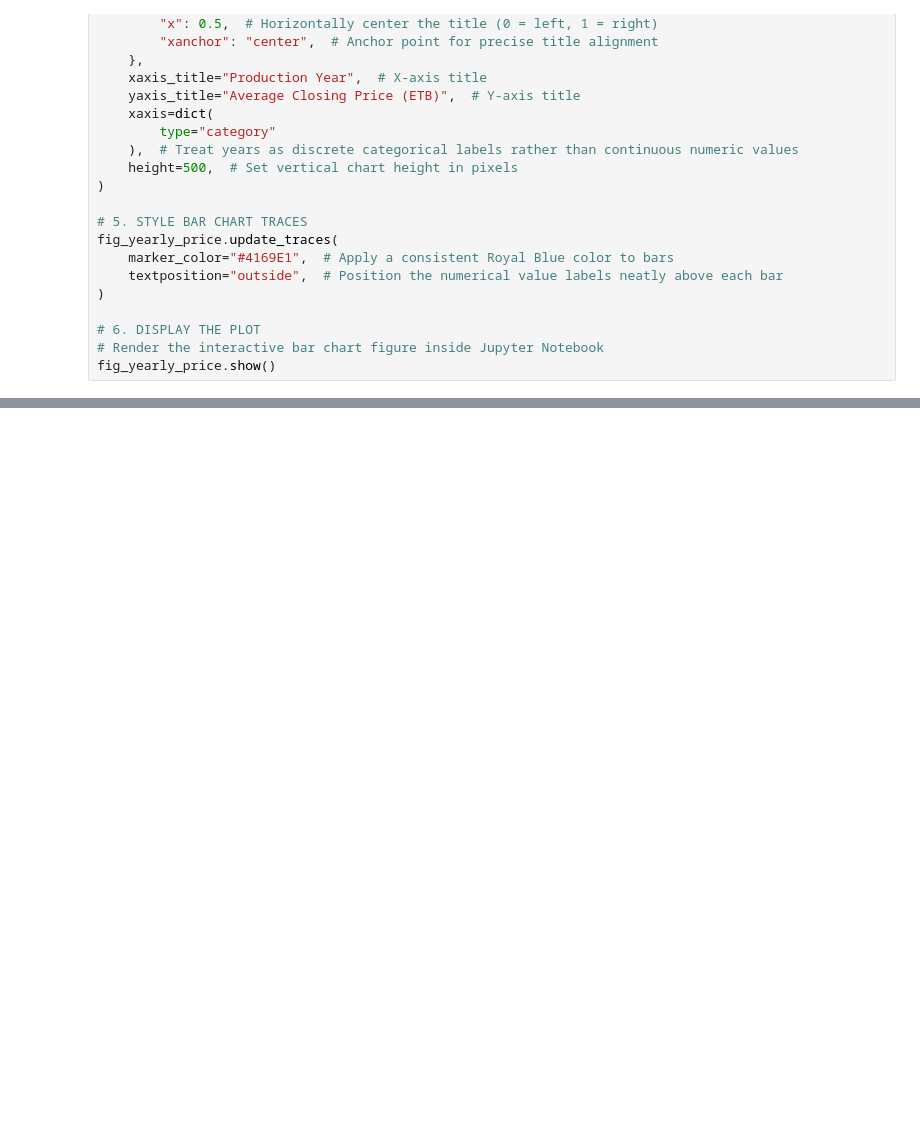
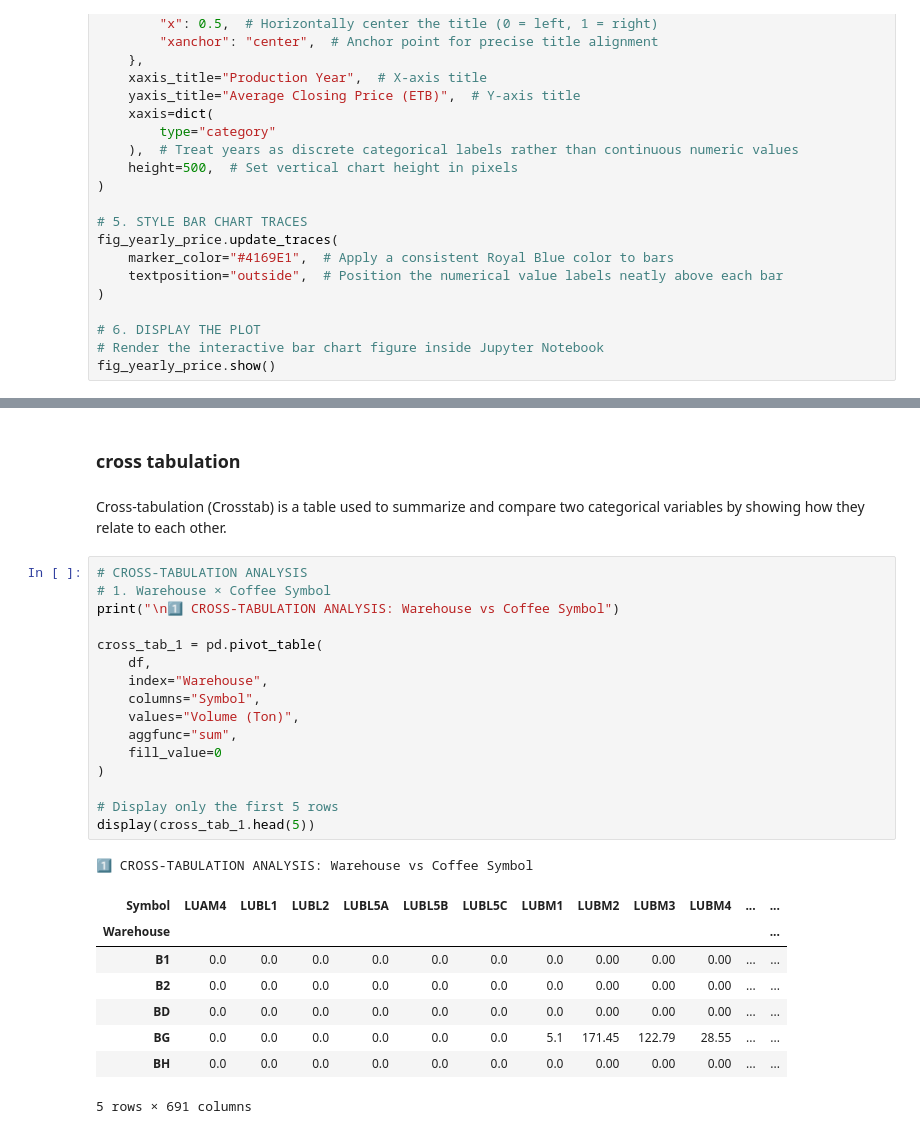
Before and after one commit to awoke800/Ethiopia-Coffee-Market-Analytics-Dashboard, a Jupyter notebook: Coffee_Dashboard.ipynb, the cells around one changed output, grey strips where cells are left out. Saved outputs shown, nothing was run; the diff lists cells and outputs as text; blank space fills up the shorter version.

```diff
--- a/Coffee_Dashboard.ipynb
+++ b/Coffee_Dashboard.ipynb
@@ -1914,0 +778,30 @@ st.download_button(
+# %% [markdown]
+### cross tabulation
+# %% [markdown]
+Cross-tabulation (Crosstab) is a table used to summarize and compare two categorical variables by showing how they relate to each other.
+# %%
+# CROSS-TABULATION ANALYSIS
+# 1. Warehouse × Coffee Symbol
+print("\n1️⃣ CROSS-TABULATION ANALYSIS: Warehouse vs Coffee Symbol")
+
+cross_tab_1 = pd.pivot_table(
+    df,
+    index="Warehouse",
+    columns="Symbol",
+    values="Volume (Ton)",
+    aggfunc="sum",
+    fill_value=0
+)
+
+# Display only the first 5 rows
+display(cross_tab_1.head(5))
+# %% [output]
+1️⃣ CROSS-TABULATION ANALYSIS: Warehouse vs Coffee Symbol
+| Symbol | LUAM4 | LUBL1 | LUBL2 | LUBL5A | LUBL5B | LUBL5C | LUBM1 | LUBM2 | LUBM3 | LUBM4 | ... | ... |
+| Warehouse |  |  |  |  |  |  |  |  |  |  |  | ... |
+| B1 | 0.0 | 0.0 | 0.0 | 0.0 | 0.0 | 0.0 | 0.0 | 0.00 | 0.00 | 0.00 | ... | ... |
+| B2 | 0.0 | 0.0 | 0.0 | 0.0 | 0.0 | 0.0 | 0.0 | 0.00 | 0.00 | 0.00 | ... | ... |
+| BD | 0.0 | 0.0 | 0.0 | 0.0 | 0.0 | 0.0 | 0.0 | 0.00 | 0.00 | 0.00 | ... | ... |
+| BG | 0.0 | 0.0 | 0.0 | 0.0 | 0.0 | 0.0 | 5.1 | 171.45 | 122.79 | 28.55 | ... | ... |
+| BH | 0.0 | 0.0 | 0.0 | 0.0 | 0.0 | 0.0 | 0.0 | 0.00 | 0.00 | 0.00 | ... | ... |
+5 rows × 691 columns
```
Also changed, not shown: parts of 25 cells of this notebook, 10 other files.
